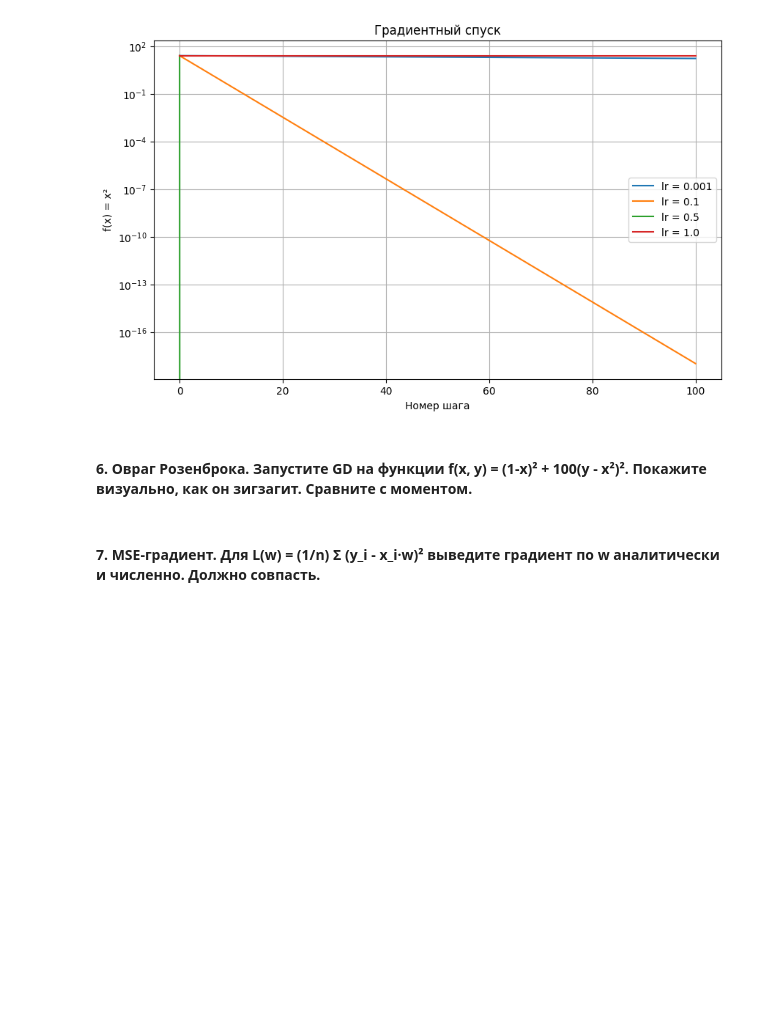
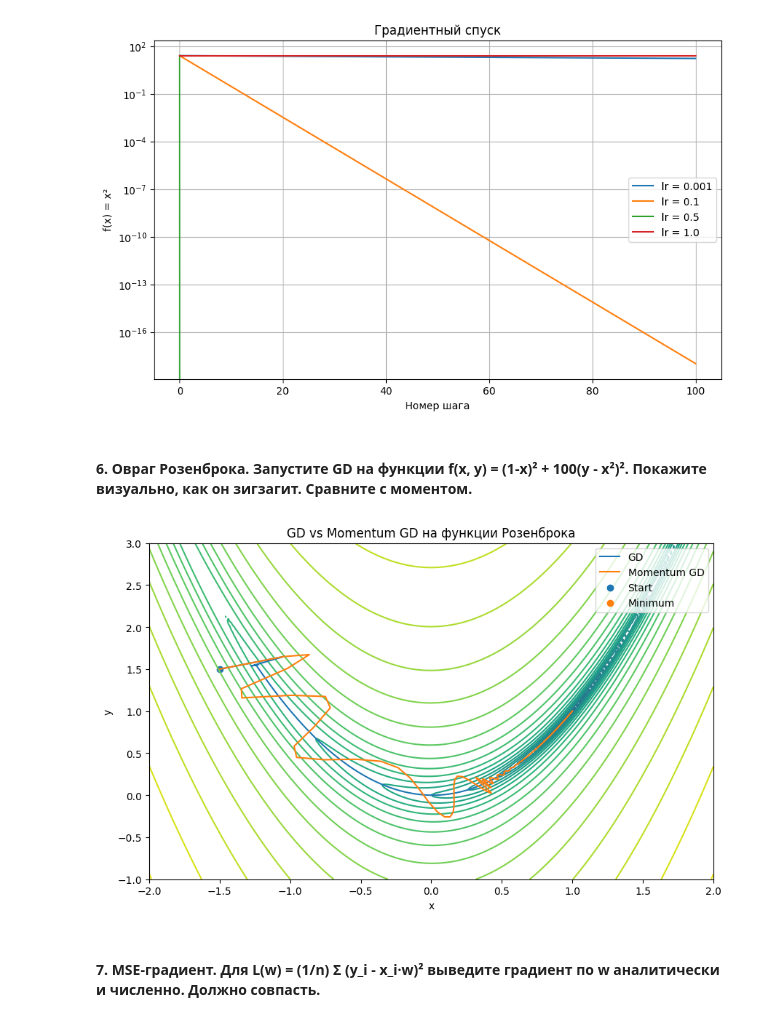
Before and after one commit to EvgenyManyak/math-for-ml-solutions, a Jupyter notebook: lessons/lesson_04/solutions.ipynb, the cells around one changed output. Cells and saved outputs as stored; diff of their text form; code cells hidden in the pictures; blank space fills up the shorter version.

```diff
--- a/lessons/lesson_04/solutions.ipynb
+++ b/lessons/lesson_04/solutions.ipynb
@@ -308,6 +308,84 @@ lr = 1.0: начало = 25.000000, конец = 25.000000, колеблится
 [figure]
 # %% [markdown]
 #### 6. Овраг Розенброка. Запустите GD на функции f(x, y) = (1-x)² + 100(y - x²)². Покажите визуально, как он зигзагит. Сравните с моментом.
+# %%
+def Rosenbrock(x, y):
+    # Функция Розенброка
+    return (1 - x)**2 + 100 * (y - x**2)**2
+
+def gradient(x, y):
+    # Частные производные функции Розенброка
+    dx = 2 * (x - 1) - 400 * x * (y - x**2)
+    dy = 200 * (y - x**2)
+
+    return dx, dy
+
+def gradient_descent(x0, y0, lr, steps):
+    x = x0
+    y = y0
+    trajectory = [(x, y)]
+
+    for _ in range(steps):
+        dx, dy = gradient(x, y)
+
+        x = x - lr * dx
+        y = y - lr * dy
+
+        trajectory.append((x, y))
+
+    return trajectory
+
+def momentum_gradient_descent(x0, y0, lr, beta, steps):
+    x = x0
+    y = y0
+    vx = 0
+    vy = 0
+    trajectory = [(x, y)]
+
+    for _ in range(steps):
+        dx, dy = gradient(x, y)
+
+        vx = beta * vx + lr * dx
+        vy = beta * vy + lr * dy
+
+        x = x - vx
+        y = y - vy
+
+        trajectory.append((x, y))
+
+    return trajectory
+
+# Запуск алгоритмов
+x0, y0 = -1.5, 1.5  # Стартовая точка
+
+gd_traj = gradient_descent(x0, y0, lr=0.001, steps=2000)
+mom_traj = momentum_gradient_descent(x0, y0, lr=0.001, beta=0.9, steps=2000)
+
+# Распаковка траекторий в координаты x и y
+gd_x, gd_y = zip(*gd_traj)
+momentum_x, momentum_y = zip(*mom_traj)
+
+# Сетка для контурного графика
+xs = np.linspace(-2, 2, 200)
+ys = np.linspace(-1, 3, 200)
+X, Y = np.meshgrid(xs, ys)
+Z = Rosenbrock(X, Y)
+epsilon = 1e-10
+
+# Визуализация
+plt.figure(figsize=(10, 6))
+plt.contour(X, Y, np.log(Z + epsilon), levels=30)
+plt.plot(gd_x, gd_y, label="GD")
+plt.plot(momentum_x, momentum_y, label="Momentum GD")
+plt.scatter(x0, y0, label="Start")
+plt.scatter(1, 1, label="Minimum")
+plt.legend()
+plt.title("GD vs Momentum GD на функции Розенброка")
+plt.xlabel('x')
+plt.ylabel('y')
+plt.show()
+# %% [output]
+[figure, added]
 # %% [markdown]
 #### 7. MSE-градиент. Для L(w) = (1/n) Σ (y_i - x_i·w)² выведите градиент по w аналитически и численно. Должно совпасть.
 # %% [markdown]
```
